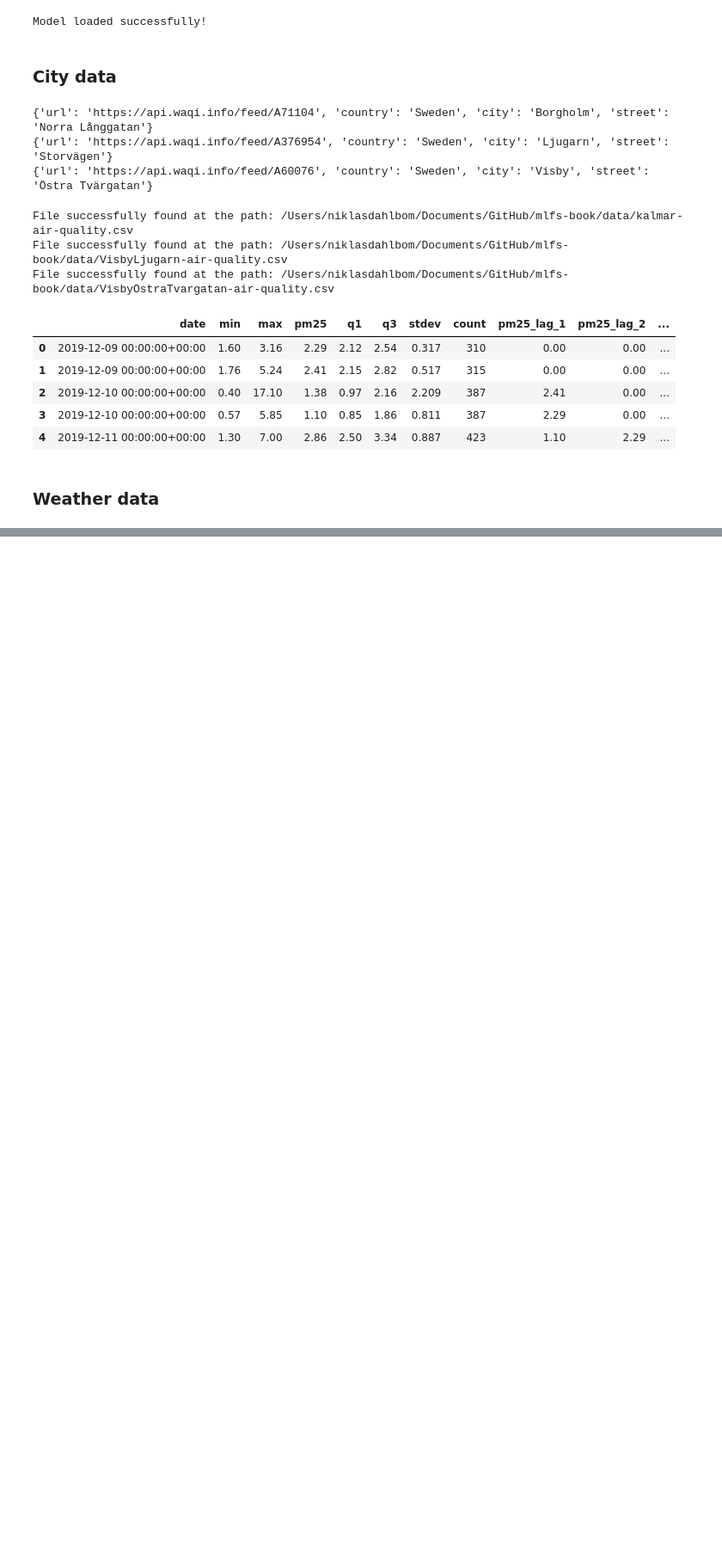
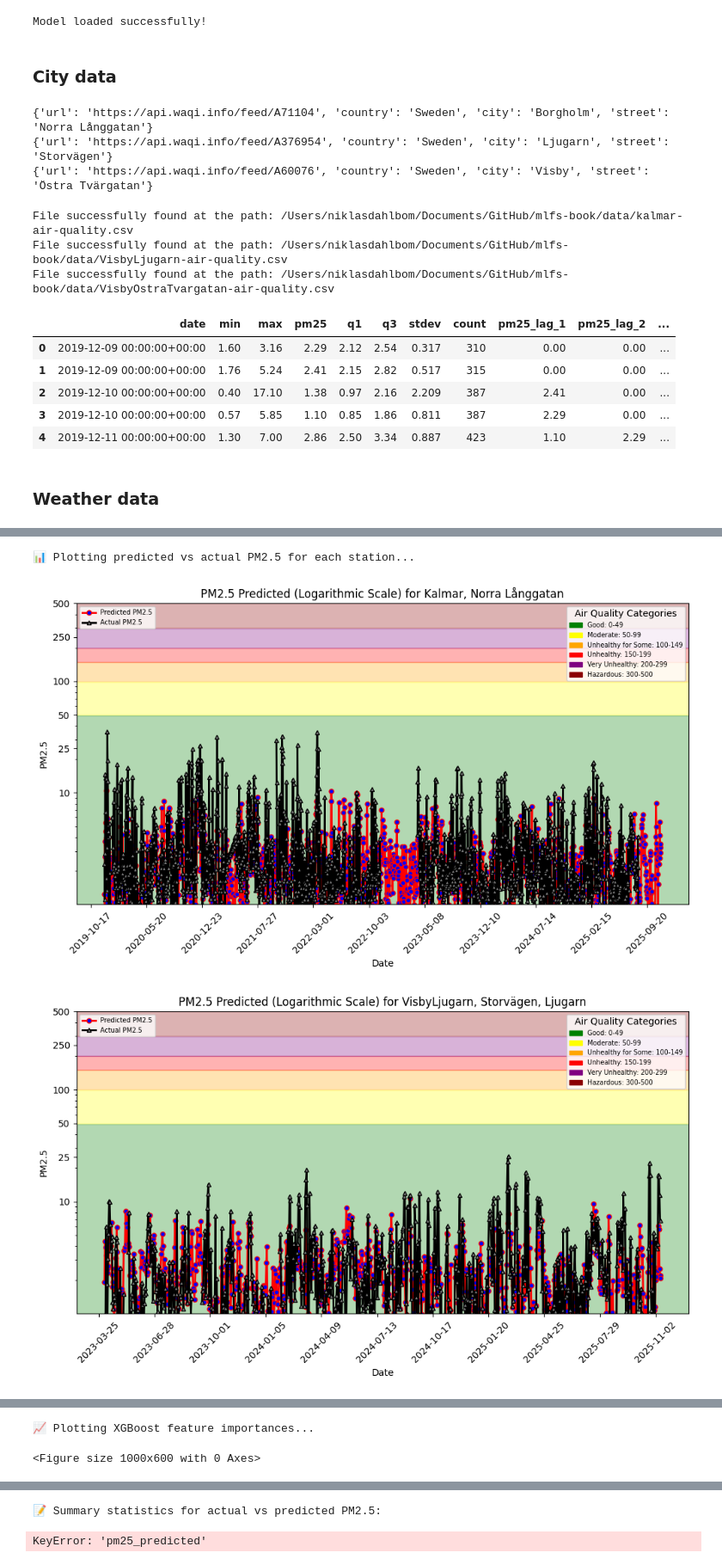
Before and after one commit to Jeppcode/mlfs-book, a Jupyter notebook: notebooks/airquality/A_grade_air_quality_pipeline.ipynb, the cells around one changed output, grey strips where cells are left out. Shown at 86% size. Cells and saved outputs as stored; diff of their text form; code cells hidden in the pictures; blank space fills up the shorter version.

Commit message:
almost just need to check a variable name

```diff
--- a/notebooks/airquality/A_grade_air_quality_pipeline.ipynb
+++ b/notebooks/airquality/A_grade_air_quality_pipeline.ipynb
@@ -272,8 +273,7 @@ def predict_multiple_stations(stations, weather_dict, model):
     """
     all_predictions = []
     for s in stations:
-        weather_df = weather_dict[s['name']]
-        df_pred = prepare_station_features(s['name'], weather_df, s['init_lags'])
+        df_pred = prepare_station_features(s['name'], weather_dict[s['name']], s['init_lags'], s['street'])
         df_pred = predict_pm25(df_pred, model)
         all_predictions.append(df_pred)
 
@@ -306,11 +306,20 @@ for name, meta in sensor_metadata.items():
     weather_dict[name] = weather_df
 
 # Prepare stations for prediction
-stations = [{"name": name, "init_lags": [0, 0, 0]} for name in sensor_metadata]
-
+stations = [
+    {"name": name, "init_lags": [0,0,0], "street": meta["street"]}
+    for name, meta in sensor_metadata.items()
+]
 # Run predictions
 all_predictions = predict_multiple_stations(stations, weather_dict, xgb_regressor)
-
+all_predictions.rename(columns={'pm25_predicted': 'predicted_pm25'}, inplace=True)
+for name in sensor_dfs:
+    df_actual = sensor_dfs[name][['date', 'pm25']].copy()
+    df_actual['date'] = pd.to_datetime(df_actual['date']).dt.tz_localize(None)
+    mask = all_predictions['city'] == name
+    all_predictions.loc[mask, 'pm25'] = all_predictions.loc[mask, 'date'].map(
+        df_actual.set_index('date')['pm25']
+    )
 print(all_predictions.head())
 # %% [output]
 Fetching weather for Kalmar...
@@ -333,20 +342,56 @@ Coordinates 57.609840393066406°N 18.387096405029297°E
 # %%
+# Ensure predicted PM2.5 column exists
+if 'pm25_predicted' not in all_predictions.columns:
+    all_predictions.rename(columns={'pm25_pred': 'pm25_predicted'}, inplace=True)
+
 # Directory for saving plots
-images_dir = f"{root_dir}/images"
+images_dir = f"{root_dir}/notebooks/airquality/A_images"
 os.makedirs(images_dir, exist_ok=True)
 
+# Make sure predicted column exists
+if 'pm25_predicted' not in all_predictions.columns:
+    if 'pm25_pred' in all_predictions.columns:
+        all_predictions.rename(columns={'pm25_pred': 'pm25_predicted'}, inplace=True)
+    else:
+        raise KeyError("No predicted PM2.5 column found in all_predictions.")
+
 # 1️⃣ Plot predicted vs actual for each station
+print("📊 Plotting predicted vs actual PM2.5 for each station...\n")
 for city_name in all_predictions['city'].unique():
     df_city = all_predictions[all_predictions['city'] == city_name]
     street_name = df_city['street'].iloc[0]  # pick the street from the metadata
     file_path = f"{images_dir}/{city_name}_forecast.png"
 
     plt = util.plot_air_quality_forecast(city_name, street_name, df_city, file_path, hindcast=True)
     plt.show()
 
 # 2️⃣ Plot feature importances from XGBoost
+print("\n📈 Plotting XGBoost feature importances...\n")
 plt.figure(figsize=(10,6))
 plot_importance(xgb_regressor)
 feature_importance_path = f"{images_dir}/feature_importance.png"
 plt.savefig(feature_importance_path)
 plt.show()
+
+# 3️⃣ Create a summary table of actual vs predicted PM2.5
+print("\n📝 Summary statistics for actual vs predicted PM2.5:\n")
+summary_stats = []
+
+for name in sensor_dfs:
+    df_actual = sensor_dfs[name][['pm25']].copy()
+    df_pred = all_predictions[all_predictions['city'] == name]['pm25_predicted']
+
+    summary_stats.append({
+        "Station": name,
+        "Actual Mean PM2.5": round(df_actual['pm25'].mean(), 2),
+        "Actual Variance PM2.5": round(df_actual['pm25'].var(), 2),
+        "Predicted Mean PM2.5": round(df_pred.mean(), 2),
+        "Predicted Variance PM2.5": round(df_pred.var(), 2)
+    })
+
+summary_df = pd.DataFrame(summary_stats)
+print(summary_df.to_markdown(index=False))
+# %% [output]
+📊 Plotting predicted vs actual PM2.5 for each station...
+[figure, added]
+[figure, added]
@@ -352,0 +399,2 @@ plt.show()
+📈 Plotting XGBoost feature importances...
+<Figure size 1000x600 with 0 Axes>
@@ -352,0 +402,2 @@ plt.show()
+📝 Summary statistics for actual vs predicted PM2.5:
+KeyError: 'pm25_predicted'
```
Also changed, not shown: parts of 3 cells of this notebook, 8 other files.
